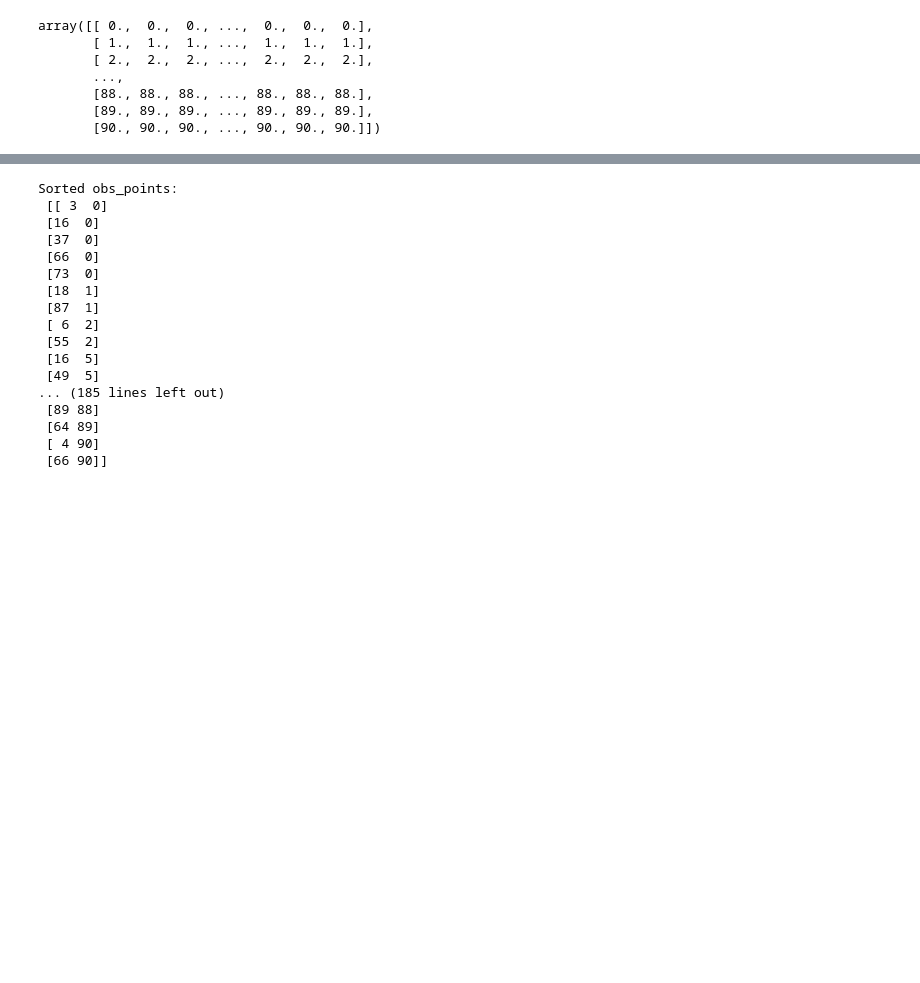
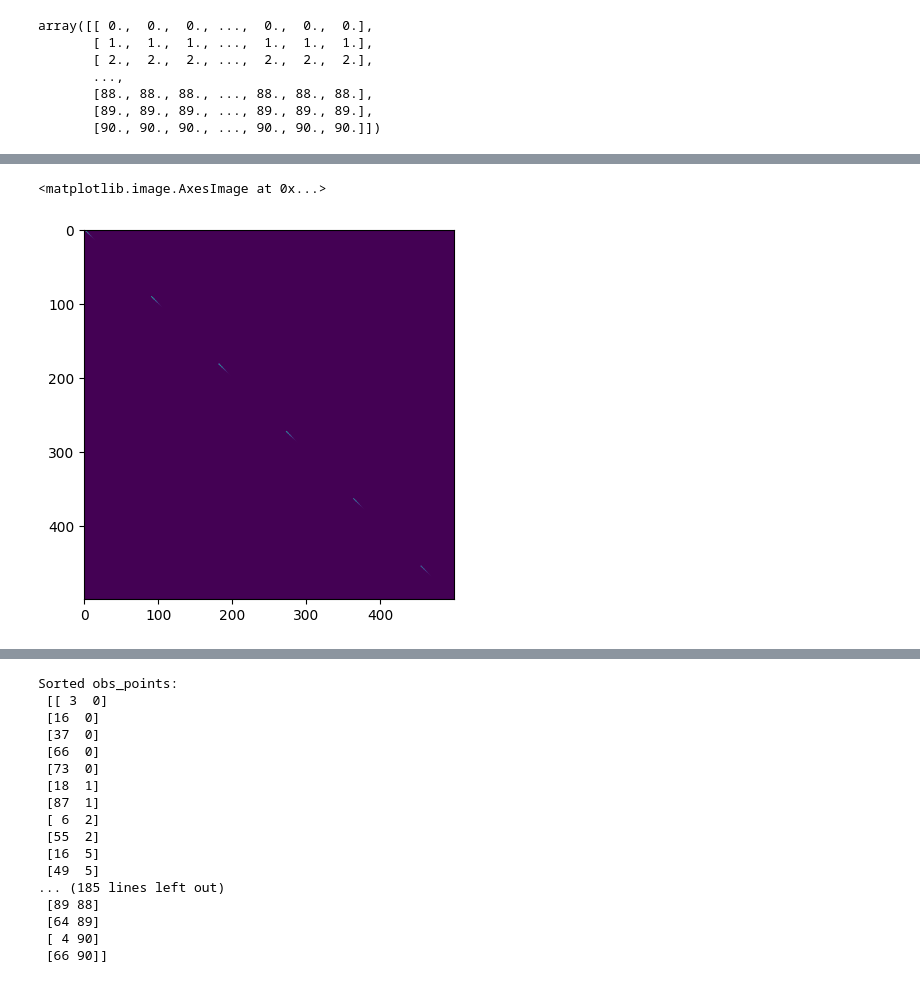
Before and after one commit to keitaro2002/da_rankine, a Jupyter notebook: src/notebooks/main.ipynb, the cells around one changed output, grey strips where cells are left out. Cells and saved outputs as stored; diff of their text form; code cells hidden in the pictures; blank space fills up the shorter version.

```diff
--- a/src/notebooks/main.ipynb
+++ b/src/notebooks/main.ipynb
@@ -24,0 +94,8 @@ array([[ 0.,  0.,  0., ...,  0.,  0.,  0.],
+# %%
+from numpy import linalg as LA
+import  numpy as np
+R = np.eye(91*91)*(3**2)
+R_inv = LA.inv(R)
+# %%
+for j in range(91*91):
+    R_inv[j][j] = R_inv[j][j] * L_loc[0][j]
@@ -24,0 +110,5 @@ array([[ 0.,  0.,  0., ...,  0.,  0.,  0.],
+# %%
+plt.imshow(R_inv[:500,:500])
+# %% [output]
+<matplotlib.image.AxesImage at 0x...>
+[figure, added]
```
Also changed, not shown: parts of 26 cells of this notebook, 3 other files.
